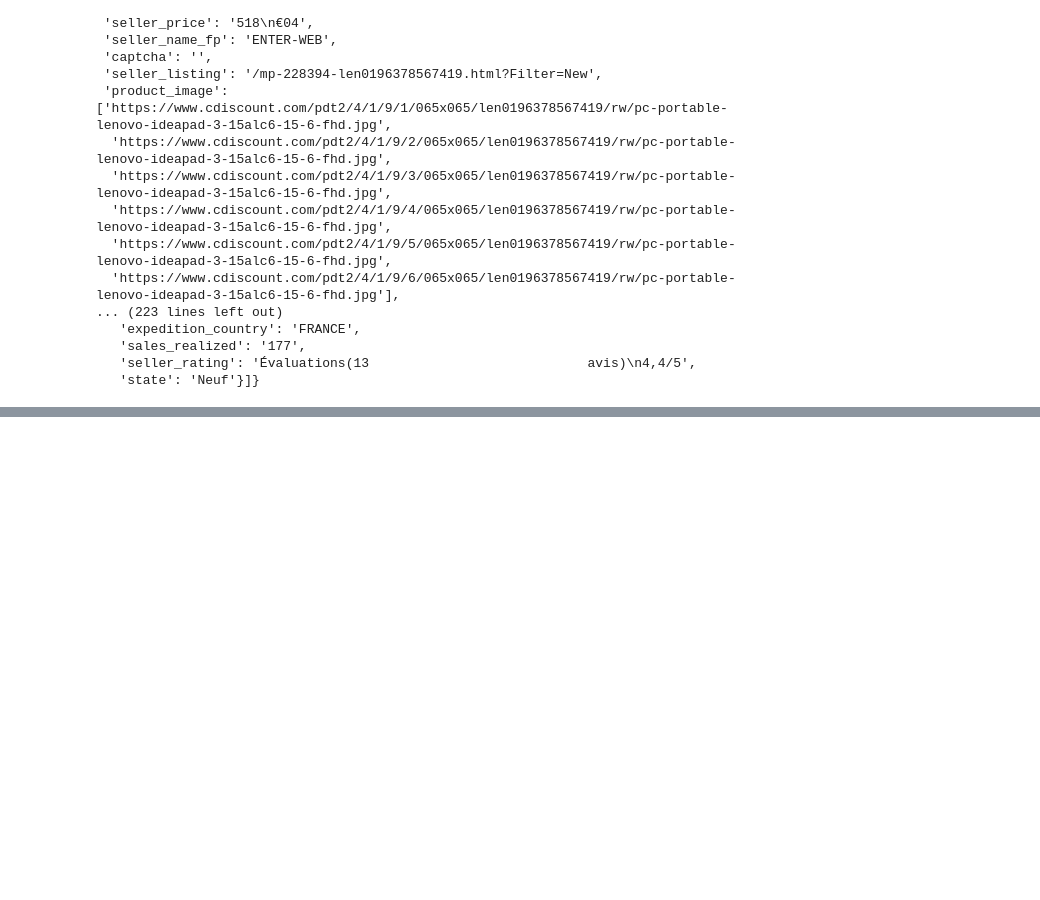
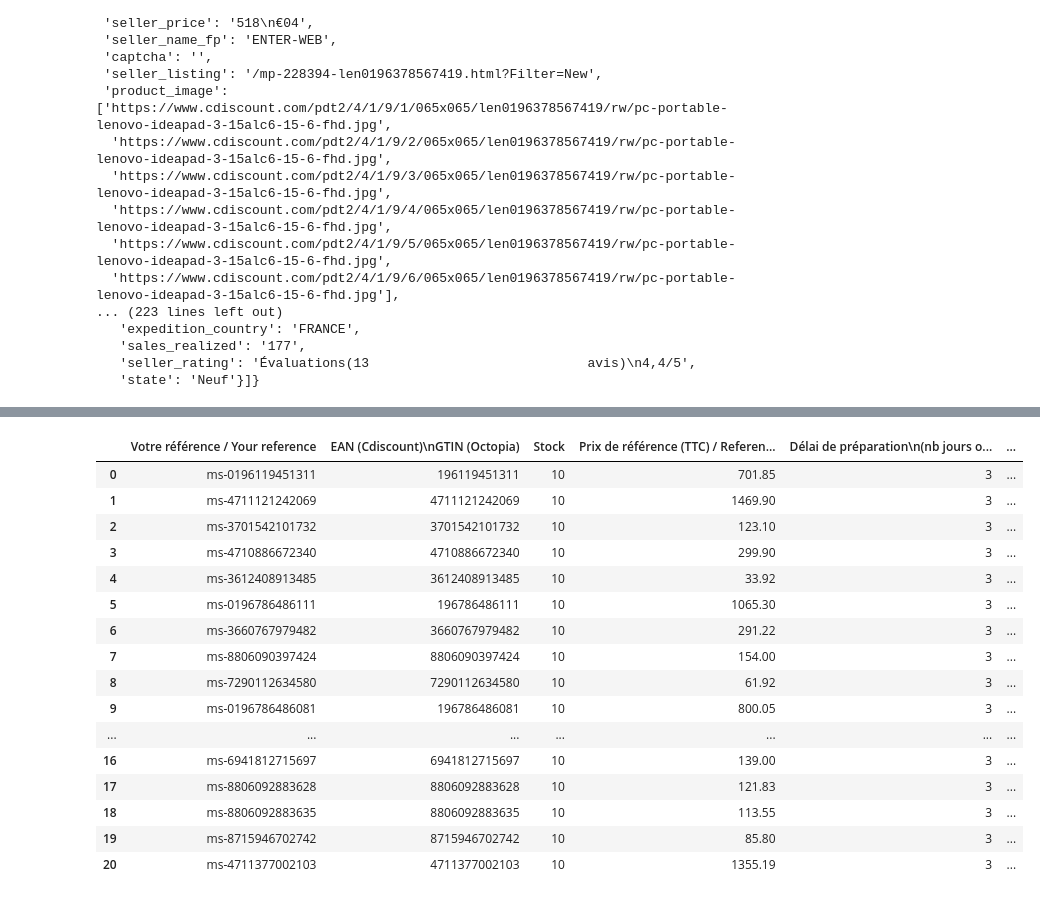
Before and after one commit to SebastienIbrahim/scraper_e-commerce_website, a Jupyter notebook: Cdiscount/raw_data/extract_info_from_top_product.ipynb, the cells around one changed output, grey strips where cells are left out. Drawn from its saved outputs; the diff is of its cells as text; code cells hidden in the pictures; blank space fills up the shorter version.

```diff
--- a/Cdiscount/raw_data/extract_info_from_top_product.ipynb
+++ b/Cdiscount/raw_data/extract_info_from_top_product.ipynb
@@ -171,0 +256,5 @@ product_to_keep
+# %%
+clean_data = pd.read_excel(
+    io=path,
+    header=3
+)
@@ -171,0 +283,9 @@ product_to_keep
+# %%
+for product in product_to_keep:
+    clean_data["Votre référence / Your reference"] = "ms-" + product["ean"]
+    clean_data["EAN (Cdiscount)\nGTIN (Octopia)"] = int(product["ean"])
+    clean_data["Stock"] = 10
+    clean_data["Prix de référence (TTC) / Reference price (incl.tax)"] = product["price"]
+    clean_data["Délai de préparation\n(nb jours ouvrés max) / Preparation Time\n(Max working days)"] = 3
+    clean_data["Suivi / Tracked (Mandatory)"] = product["shipping_rate_price"]
+    clean_data["Recommandé / Registered"] = product["shipping_rate_price"]
@@ -171,0 +305,15 @@ product_to_keep
+# %%
+list_df = []
+for i, product in enumerate(product_to_keep):
+    tmp_clean_data = pd.DataFrame({
+        "Votre référence / Your reference": "ms-" + product["ean"],
+        "EAN (Cdiscount)\nGTIN (Octopia)": int(product["ean"]),
+        "Stock": 10,
+        "Prix de référence (TTC) / Reference price (incl.tax)": product["price"],
+        "Délai de préparation\n(nb jours ouvrés max) / Preparation Time\n(Max working days)": 3,
+        "Suivi / Tracked (Mandatory)": product["shipping_rate_price"],
+        "ecommandé / Registered": product["shipping_rate_price"],
+    }, index=[i])
+    list_df.append(tmp_clean_data)
+# %%
+tmp_template = pd.concat(list_df)
@@ -171,0 +342,20 @@ product_to_keep
+# %%
+tmp_template
+# %% [output]
+|  | Votre référence / Your reference | EAN (Cdiscount)\nGTIN (Octopia) | Stock | Prix de référence (TTC) / Referen... | Délai de préparation\n(nb jours o... | ... |
+| 0 | ms-0196119451311 | 196119451311 | 10 | 701.85 | 3 | ... |
+| 1 | ms-4711121242069 | 4711121242069 | 10 | 1469.90 | 3 | ... |
+| 2 | ms-3701542101732 | 3701542101732 | 10 | 123.10 | 3 | ... |
+| 3 | ms-4710886672340 | 4710886672340 | 10 | 299.90 | 3 | ... |
+| 4 | ms-3612408913485 | 3612408913485 | 10 | 33.92 | 3 | ... |
+| 5 | ms-0196786486111 | 196786486111 | 10 | 1065.30 | 3 | ... |
+| 6 | ms-3660767979482 | 3660767979482 | 10 | 291.22 | 3 | ... |
+| 7 | ms-8806090397424 | 8806090397424 | 10 | 154.00 | 3 | ... |
+| 8 | ms-7290112634580 | 7290112634580 | 10 | 61.92 | 3 | ... |
+| 9 | ms-0196786486081 | 196786486081 | 10 | 800.05 | 3 | ... |
+| ... | ... | ... | ... | ... | ... | ... |
+| 16 | ms-6941812715697 | 6941812715697 | 10 | 139.00 | 3 | ... |
+| 17 | ms-8806092883628 | 8806092883628 | 10 | 121.83 | 3 | ... |
+| 18 | ms-8806092883635 | 8806092883635 | 10 | 113.55 | 3 | ... |
+| 19 | ms-8715946702742 | 8715946702742 | 10 | 85.80 | 3 | ... |
+| 20 | ms-4711377002103 | 4711377002103 | 10 | 1355.19 | 3 | ... |
```
Also changed, not shown: parts of 19 cells of this notebook.
